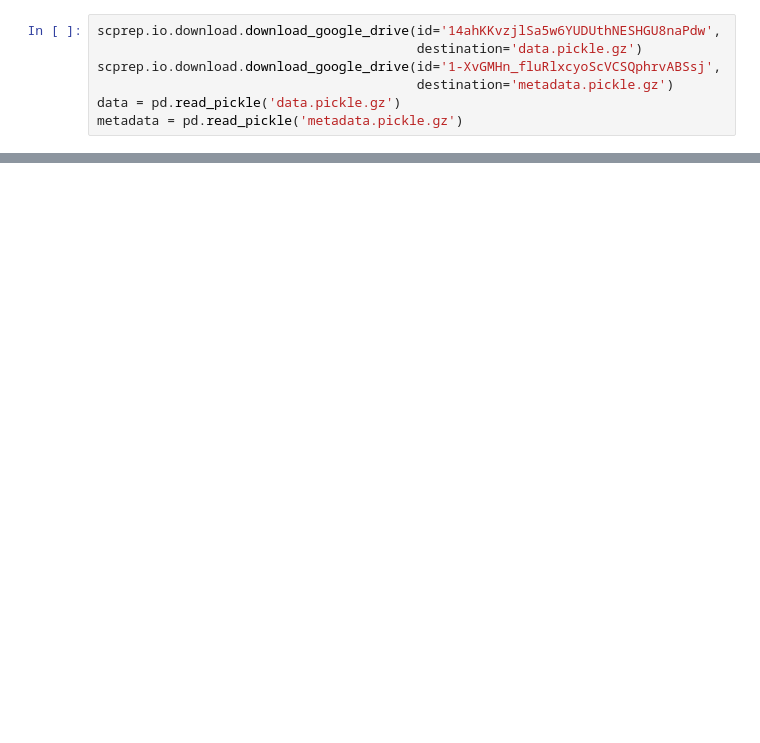
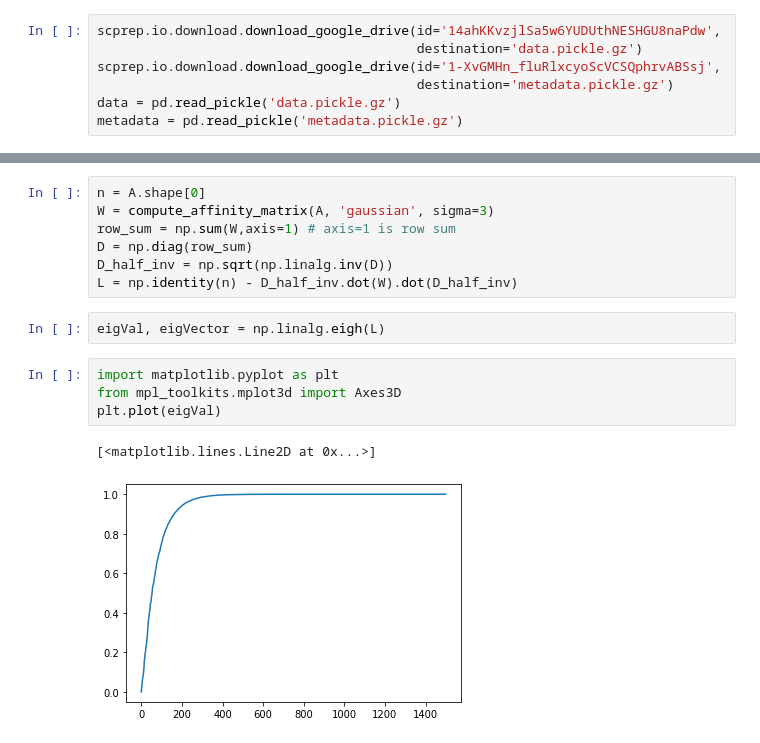
Before and after one commit to Voldemort108X/Yale-courses, a Jupyter notebook: ENAS 553 Unsupervised Learning for Big Data/Lecture8_Phate.ipynb, the cells around one changed output, grey strips where cells are left out. Saved outputs shown, nothing was run; the diff lists cells and outputs as text; blank space fills up the shorter version.

```diff
--- a/ENAS 553 Unsupervised Learning for Big Data/Lecture8_Phate.ipynb
+++ b/ENAS 553 Unsupervised Learning for Big Data/Lecture8_Phate.ipynb
@@ -58,0 +64,16 @@ data.head()
+# %%
+n = A.shape[0]
+W = compute_affinity_matrix(A, 'gaussian', sigma=3)
+row_sum = np.sum(W,axis=1) # axis=1 is row sum
+D = np.diag(row_sum)
+D_half_inv = np.sqrt(np.linalg.inv(D))
+L = np.identity(n) - D_half_inv.dot(W).dot(D_half_inv)
+# %%
+eigVal, eigVector = np.linalg.eigh(L)
+# %%
+import matplotlib.pyplot as plt
+from mpl_toolkits.mplot3d import Axes3D
+plt.plot(eigVal)
+# %% [output]
+[<matplotlib.lines.Line2D at 0x...>]
+[figure, added]
```
Also changed, not shown: parts of 7 cells of this notebook, 34 other files.
